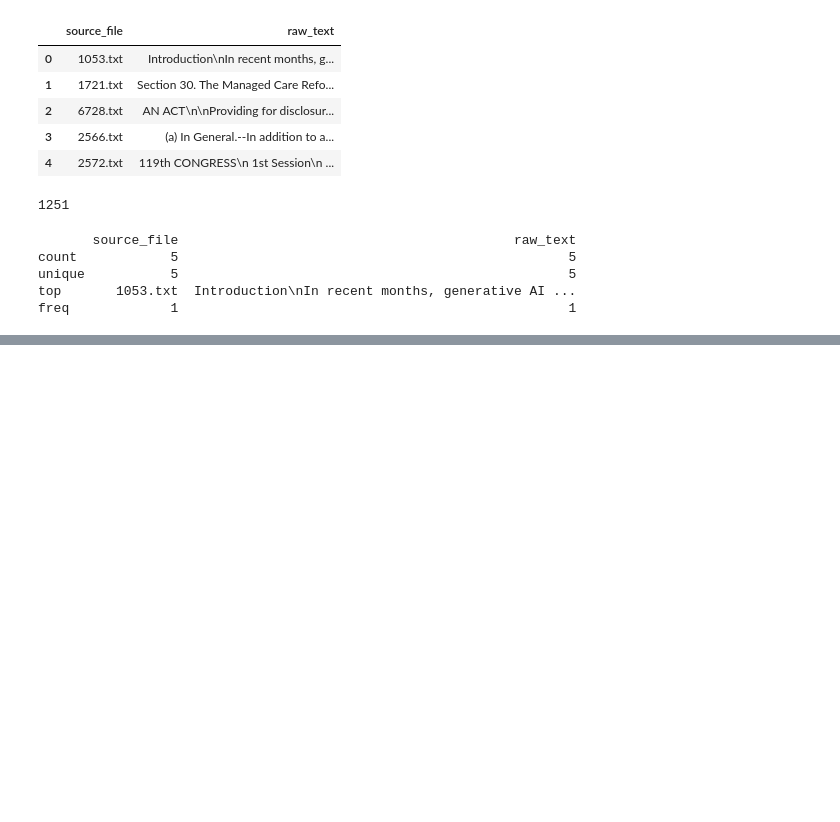
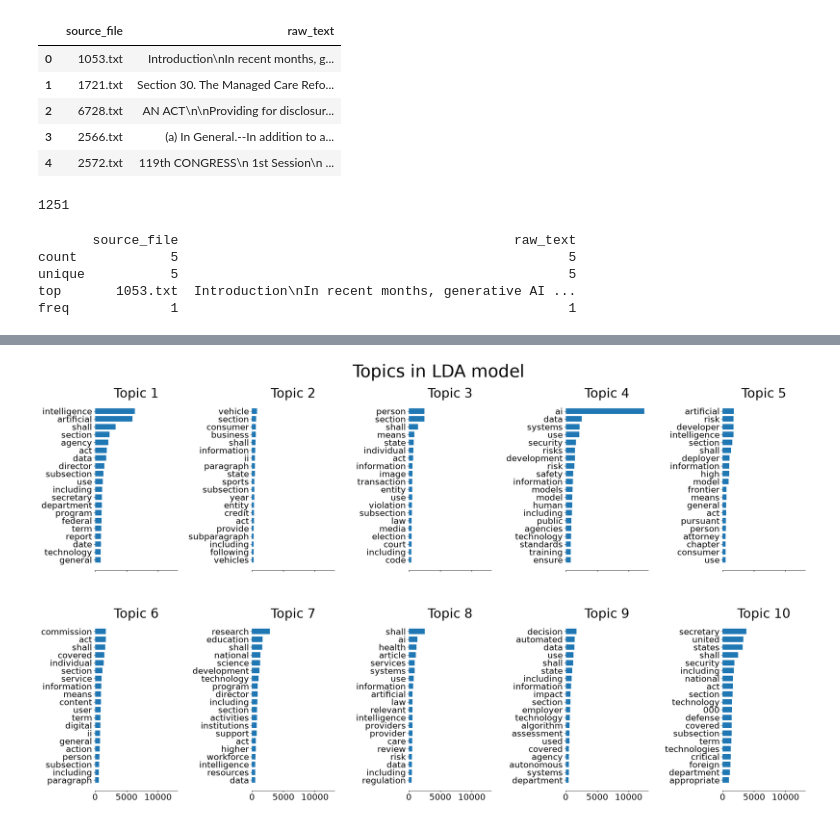
Before and after one commit to ab6/governance_docs_similarity, a Jupyter notebook: notebooks/0.01-agora.ipynb, the cells around one changed output, grey strips where cells are left out. Saved outputs shown, nothing was run; the diff lists cells and outputs as text; code cells hidden in the pictures; blank space fills up the shorter version.

```diff
--- a/notebooks/0.01-agora.ipynb
+++ b/notebooks/0.01-agora.ipynb
@@ -47,0 +101,9 @@ freq             1                                                  1
+# %%
+tf_vectorizer = CountVectorizer(
+    max_df=0.95, min_df=2, max_features=n_features, stop_words="english"
+)
+tf = tf_vectorizer.fit_transform(text_strings)
+vocab = tf_vectorizer.get_feature_names_out()
+doc_freq = (tf > 0).sum(axis=0).A1
+df_summary = pd.DataFrame({'Term': vocab, 'Document_Frequency': doc_freq})
+print(df_summary)
@@ -47,0 +147,15 @@ freq             1                                                  1
+# %%
+lda = LatentDirichletAllocation(
+    n_components=n_components,
+    max_iter=5,
+    learning_method="online",
+    learning_offset=50.0,
+    random_state=0,
+)
+
+lda.fit(tf)
+
+tf_feature_names = tf_vectorizer.get_feature_names_out()
+plot_top_words(lda, tf_feature_names, n_top_words, "Topics in LDA model")
+# %% [output]
+[figure, added]
```
Also changed, not shown: parts of 10 cells of this notebook, 6 other files.
